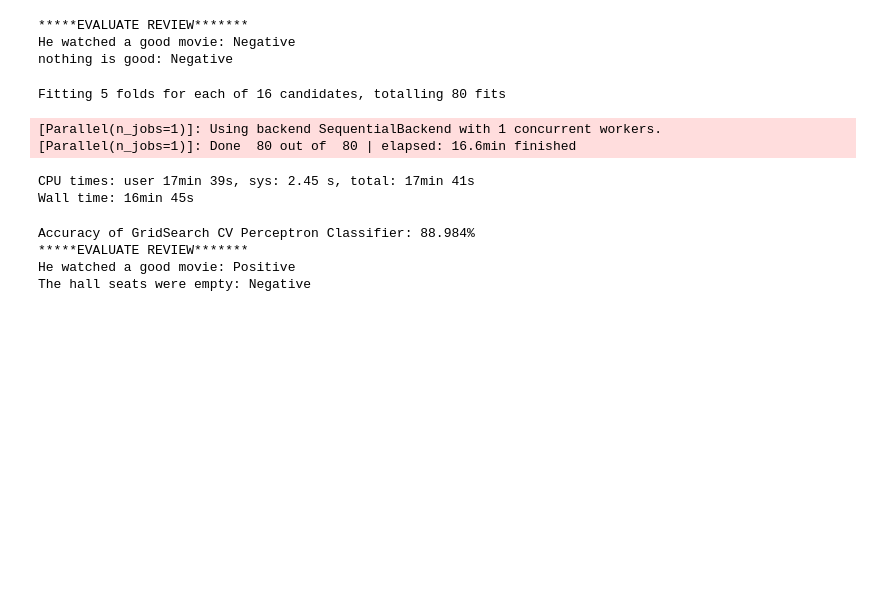
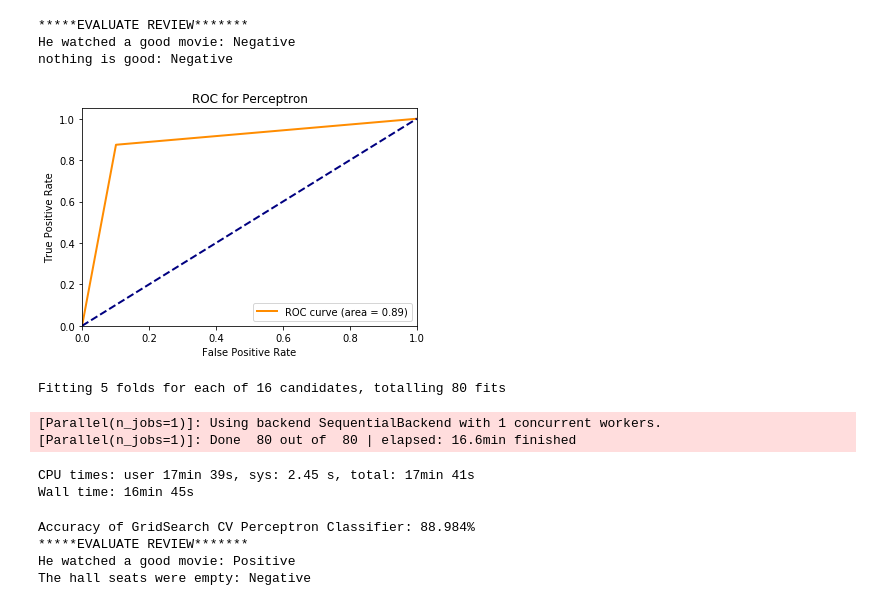
Before and after one commit to oya163/DataScience101, a Jupyter notebook: movie/movie_sentiment.ipynb, the cells around one changed output. Drawn from its saved outputs; the diff is of its cells as text; code cells hidden in the pictures; blank space fills up the shorter version.

```diff
--- a/movie/movie_sentiment.ipynb
+++ b/movie/movie_sentiment.ipynb
@@ -631,3 +699,5 @@ Wall time: 516 ms
+# %%
+percept_predict = percept.predict(test_vectorized)
 # %%
 review = ['He watched a good movie', 'nothing is good']
 print_prediction(review, percept)
@@ -635,6 +705,10 @@ print_prediction(review, percept)
 *****EVALUATE REVIEW*******
 He watched a good movie: Negative
 nothing is good: Negative
+# %%
+draw_roc_auc_curve(y_test=pd_test.label.values, y_pred=percept_predict, title='Perceptron')
+# %% [output]
+[figure, added]
 # %%
 %%time
 '''
```
Also changed, not shown: parts of 18 cells of this notebook.
